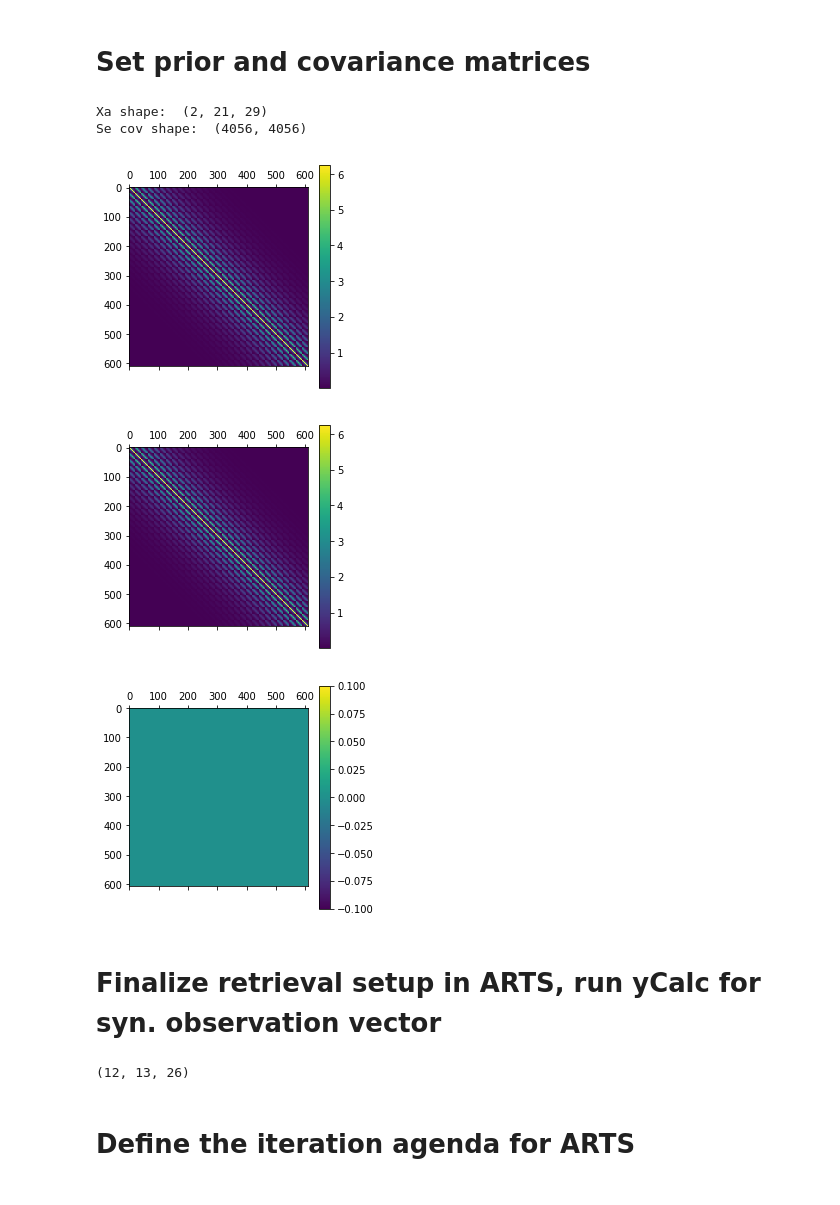
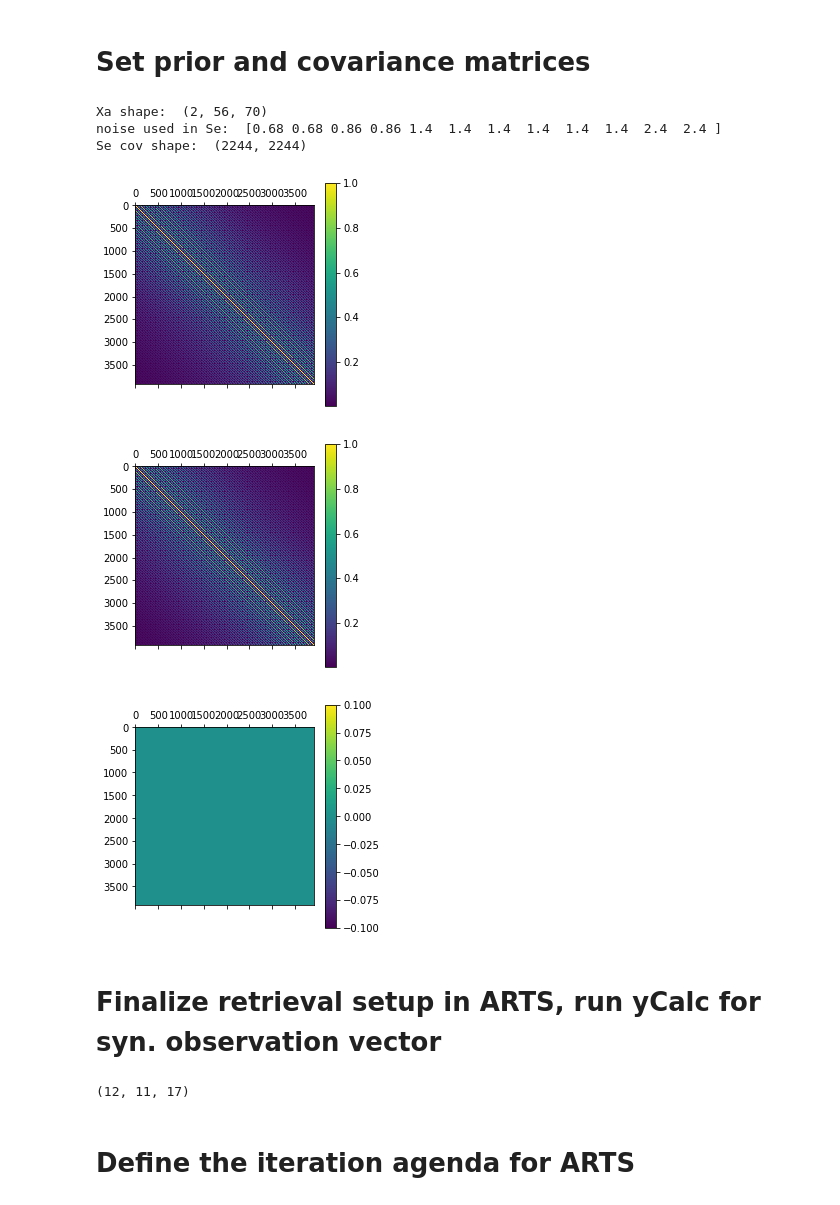
Before and after one commit to cheesetarian/amsr2_var, a Jupyter notebook: am2_mvar/retrieval_real_scenes.ipynb, the cells around one changed output. Drawn from its saved outputs; the diff is of its cells as text; code cells hidden in the pictures.

```diff
--- a/am2_mvar/retrieval_real_scenes.ipynb
+++ b/am2_mvar/retrieval_real_scenes.ipynb
@@ -43,35 +43,37 @@ startt = time.time()
 # %% [markdown]
 # Define # of vars, channels, size of retrieval, and covariance assumptions
 # %%
-scene = 'brazil'  # options: greenland, canary, other ...
+scene = 'canary'  # options: greenland, canary, aus, brazil, other? ...
 
 # frequency subset, defined by AMSR2 frequency indices: 0=6.9GHz, 1=7.3, 2=10.6, 3=18.7, 4=23.8, 5=36.5, 6=89
 #fsub  = np.array([0, 1, 2, 3, 5]) # choose which frequencies to run (runs both polarisations--v/h)
 fsub = np.array([0,1,2,3,5,6])
+#vhsub = np.array([1,1,2,2,0,2,2]) # indices for using V/H (2), neither (0) or just V (1), per freq above
 sfsub= str("frs")+"".join(map(str,fsub)) #  string of frequencies (for plot outputs)
 
-deco_sst = 0.3  # SST decorrelation length of a priori [deg] -- set to near-zero if wanting none
-deco_wsp = 0.3  # wind decorrelation length of a priori [deg]
+# if decorrelations lengths less than .1 -> diagonal Sx matrix
+deco_sst = .5  # SST decorrelation length of a priori [deg] -- set to near-zero if wanting none
+deco_wsp = .5  # wind decorrelation length of a priori [deg]
 sv = True      # whether or not to save output plots
 
 nrvar    =   2   # number of retrieval variables, 1 will be SST only, 2 for SST+windspeed
 
-angfac   =   5   # angular samples per degree or between pix (good value depends on freqs used)
-sx_sst   = 2.5   # a priori std deviation for SST
-sx_wsp   = 2.5   # a priori std deviation for wind speed (if nrvar > 1)
+angfac   =   7   # angular samples per degree or between pix (good value depends on freqs used)
+sx_sst   = 1.0   # a priori std deviation for SST
+sx_wsp   = 1.0   # a priori std deviation for wind speed (if nrvar > 1)
 #xcorr    = 0.0   # cross correlation between SST and wind speed -- not currently used (sparse matrix faster)
 #  note: for speed, the angular grid is the biggest limiting factor, so if using low frequencies only
 
 # these should likely remain fixed:
-noise_fac = 1.0  # multiply sense noise (nedt) by this factor
+noise_fac = 2.0  # multiply sense noise (nedt) by this factor
 nedt = np.array([0.34, 0.43, 0.7, 0.7, 0.6, 0.7, 1.2])[fsub] # from published NEdT values
 npol     =  2    # number of polarizations considered (2=V/H both, 1=intensity only)
 
 # retrieval grid resolution (set down below)
-r_resa, r_reso = 0.10, 0.10
+r_resa, r_reso = 0.05, 0.025
 
 # plot version (end of plot filenames):    ## assumes decorrelation, prior, rgrid dimensions are same for both
 pv = scene+'_ap'+str(round(sx_sst*10))+'-'+str(round(deco_sst*10))+'d_'+\
-    'r'+str(round(100*r_resa))+'-'+str(angfac)+'a_'+str(round(noise_fac))+'n_'+sfsub
+    'r'+str(round(100*r_reso))+'-'+str(angfac)+'a_'+str(round(noise_fac))+'n_'+sfsub
 print(pv)
 # %% [output]
@@ -728,7 +737,10 @@ ws.antenna_response = gf4
 ws.sensor_responseInit()
 
 ## flipping from first two stokes components (I/Q) to V/H-pol Tb here...
-ws.instrument_pol = [5,6] # indices for V,H (1,2 are I,Q)
+if npol == 2:
+    ws.instrument_pol = [5,6] # indices for V,H (1,2 are I,Q)
+if npol == 1:
+    ws.instrument_pol = [1] # indices for V,H (1,2 are I,Q)
 
 ws.sensor_responsePolarisation()
 ws.sensor_responseAntenna()
@@ -787,16 +799,20 @@ rgrid dimensions:  (2, 21, 29)
 
 # set Xa (formally set in ARTS below)
 xa = np.zeros([nrvar, r_lat.size, r_lon.size]) # a priori matrix
+xflat = np.zeros([nrvar, r_lat.size, r_lon.size]) # 'flat' x for first guess, just means of xa fields
 print('Xa shape: ', xa.shape)
 xa[0,:,:] = x_back[0,:,:] #+np.random.normal(0,1,[r_lat.size,r_lon.size]) #+ 0.07  # set constant, or maybe some perturbation
 if nrvar>1:
     xa[1,:,:] = x_back[1,:,:]
-#xa[0,:,:] = np.mean(x_back[0,:,:]) #+np.random.normal(0,1,[r_lat.size,r_lon.size]) #+ 0.07  # set constant, or maybe some perturbation
-#if nrvar>1:
-#    xa[1,:,:] = np.mean(x_back[1,:,:])
+for n in range(nrvar):
+    xflat[n,:,:] = np.mean(xa[n,:,:]) #, axis=(1,2))
 
 # then observation errors (first just sensor noise)
-se_cov = np.diag(np.tile(np.repeat((noise_fac*nedt)**2,2), npix*nscans ))
+all_noise = np.repeat((noise_fac*nedt),2)
+if scene == 'aus': all_noise[1],all_noise[3],all_noise[5] = 50,50,2 # no weighting to 6H/7H in this case, less for 10H
+print('noise used in Se: ',all_noise)
+se_cov = np.diag(np.tile( all_noise**2, npix*nscans ))
+#se_cov = np.diag(np.tile(np.repeat((noise_fac*nedt)**2,2), npix*nscans ))
 print('Se cov shape: ', se_cov.shape) # square matrix of side length npix*nscans*nf*2
 
 # calculate distances between points on retrieval grid for distance-dependent correlations in sx_cov
@@ -816,40 +832,43 @@ dists = squareform( pdist( np.array([ri.flatten(order="F"), rj.flatten(order="F"
 
 # then a priori state errors (Sa or Sx)
 len_rgrid = r_lat.size*r_lon.size # total number of points in retrieval grid
 nsx = np.sum(range(nrvar+1)) # 'triangle number' determines # of matrix blocks that define sx_cov
 
 # blocks of larger, sparse Sa unless the off-off diagonal elements are filled in (SST/wsp covariances)
 sx_cov = np.zeros([len_rgrid,len_rgrid, nsx], order="C")
 
 # common for both:
 sx_cov[:,:,0] = np.diag( np.tile(sx_sst**2, len_rgrid))
 corrs_sst = np.exp(-dists/deco_sst)
-sx_cov[:,:,0]  = sx_sst * sx_sst * corrs_sst[:,:]  # FOR NON-LOC-DEP SX_SST    i.e.  cov = r * sig * sig
+if deco_sst > .1:
+    sx_cov[:,:,0]  = sx_sst * sx_sst * corrs_sst[:,:]  # FOR NON-LOC-DEP SX_SST    i.e.  cov = r * sig * sig
 #for x in range(len_rgrid):
 #    for y in range(len_rgrid):
 #        sx_cov[x,y,0]  = sx_sst * sx_sst * corrs_sst[x,y]  # i.e.  cov = r * sig * sig
 
 if nrvar==2:  # wind and cross-correlations
     corrs_wsp = np.exp(-dists/deco_wsp)
     sx_cov[:,:,1] = np.diag( np.tile(sx_wsp**2, len_rgrid))
-    sx_cov[:,:,1] = sx_wsp * sx_wsp * corrs_wsp[:,:]  # if sx_wsp is NOT function of loc, calc here
+    if deco_wsp > .1:
+        sx_cov[:,:,1] = sx_wsp * sx_wsp * corrs_wsp[:,:]  # if sx_wsp is NOT function of loc, calc here
     #sx_cov[:,:,2] = sx_wsp * sx_sst * corrs_wsp[:,:] * xcorr  # cross correlations -- again, NOT f(loc)
     #for x in range(len_rgrid):
     #    for y in range(len_rgrid):
     #        sx_cov[x,y,1]  = sx_wsp * sx_wsp * corrs_wsp[x,y]  # if sx_wsp is function of loc, include here
     #        # cross correlations! (w/ spatial corr from 1):
     #        sx_cov[x,y,2]  = sx_wsp * sx_sst * corrs_wsp[x,y] * xcorr  # cross correlations
 
 for rv in range(nsx):   # can plot each a priori covariance matrix block:
     plt.matshow(sx_cov[:,:,rv])
     plt.colorbar()
     plt.show()
 # %% [output]
-Xa shape:  (2, 21, 29)
-Se cov shape:  (4056, 4056)
+Xa shape:  (2, 56, 70)
+noise used in Se:  [0.68 0.68 0.86 0.86 1.4  1.4  1.4  1.4  1.4  1.4  2.4  2.4 ]
+Se cov shape:  (2244, 2244)
-[figure, old version]
+[figure, new version]
-[figure, old version]
+[figure, new version]
-[figure, old version]
+[figure, new version]
 # %% [markdown]
 # Finalize retrieval setup in ARTS, run yCalc for syn. observation vector
 # %%
@@ -868,11 +887,12 @@ for c in range(nf*2):
 
 # define first guess for x in iteration. if no ws.x is set before OEM runs, it uses ws.xa.
 #### flatten xa/whatever in correct order for ARTS
-firstg = np.concatenate([bla.flatten(order = "f") for bla in xa])
+#firstg = np.concatenate([bla.flatten(order = "f") for bla in xa])
+firstg = np.concatenate([bla.flatten(order = "f") for bla in xflat])
 ws.x = firstg
 #ws.x = ws.xa #firstg
 # %% [output]
-(12, 13, 26)
+(12, 11, 17)
 # %%
 # formally set covarainces and prior for ARTS OEM:
 #  [use numpy copy to make damn sure arrays are separate in memory]
```
Also changed, not shown: parts of 34 cells of this notebook.
